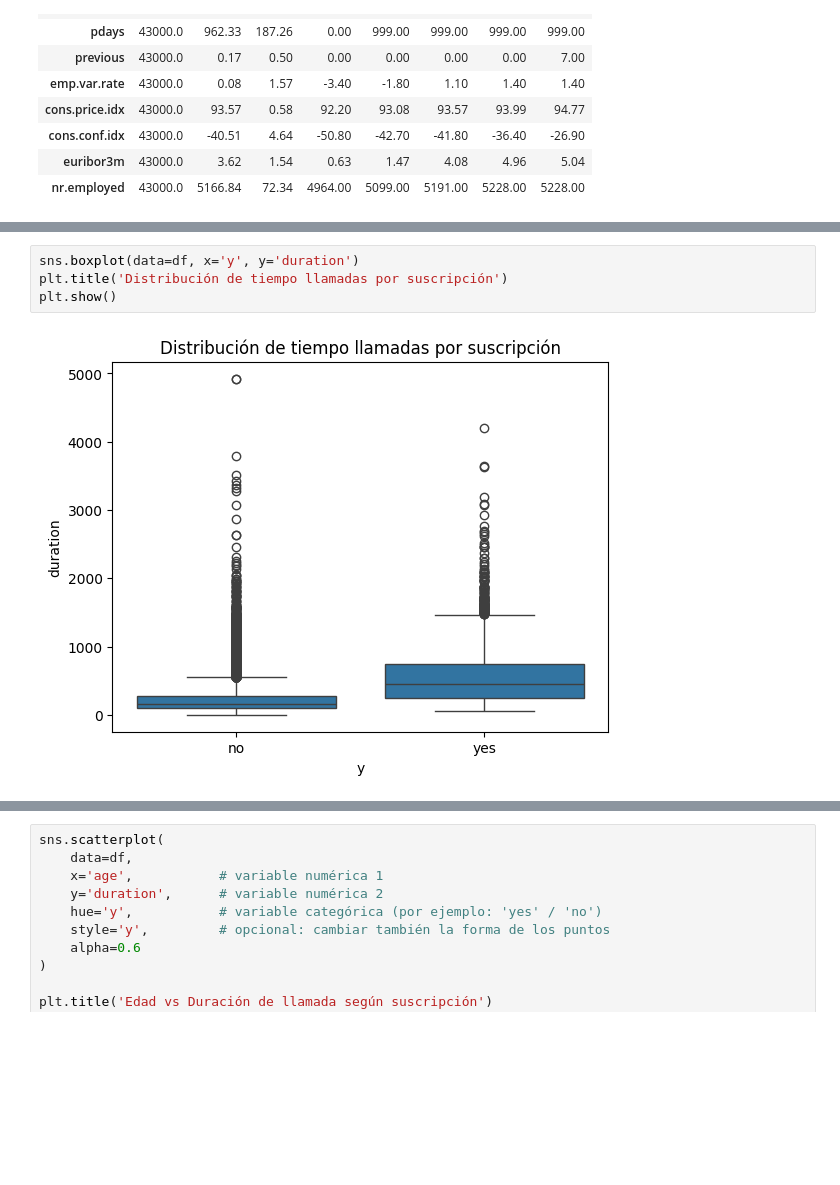
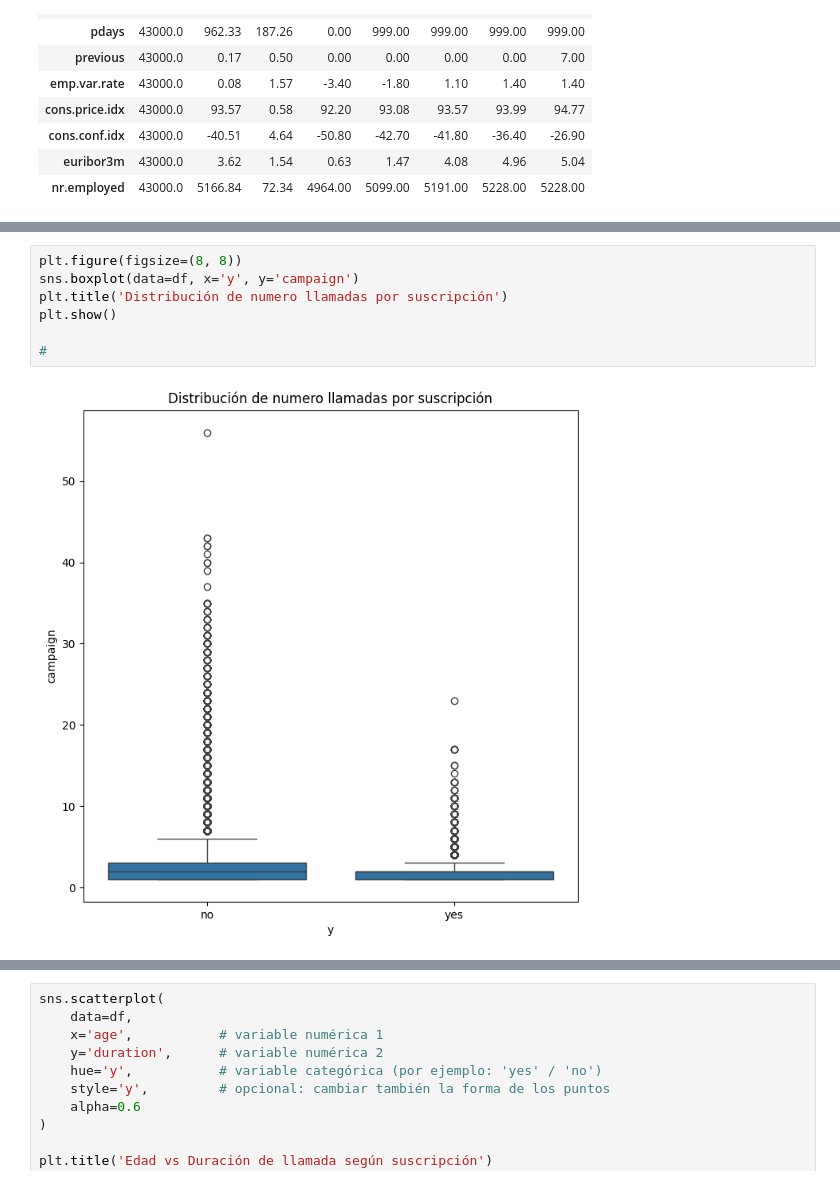
Before and after one commit to GorkaUrquizuBizarro/Proyecto_Python_for_Data, a Jupyter notebook: archivos/bank_aditional.ipynb, the cells around one changed output, grey strips where cells are left out. Saved outputs shown, nothing was run; the diff lists cells and outputs as text; blank space fills up the shorter version.

```diff
--- a/archivos/bank_aditional.ipynb
+++ b/archivos/bank_aditional.ipynb
@@ -1080,6 +1095,9 @@ df.describe(include=np.number).T.round(2)
 # %%
-sns.boxplot(data=df, x='y', y='duration')
-plt.title('Distribución de tiempo llamadas por suscripción')
+plt.figure(figsize=(8, 8))
+sns.boxplot(data=df, x='y', y='campaign')
+plt.title('Distribución de numero llamadas por suscripción')
 plt.show()
+
+#
 # %% [output]
-[figure, old version]
+[figure, new version]
```
Also changed, not shown: parts of 31 cells of this notebook, 3 other files.
